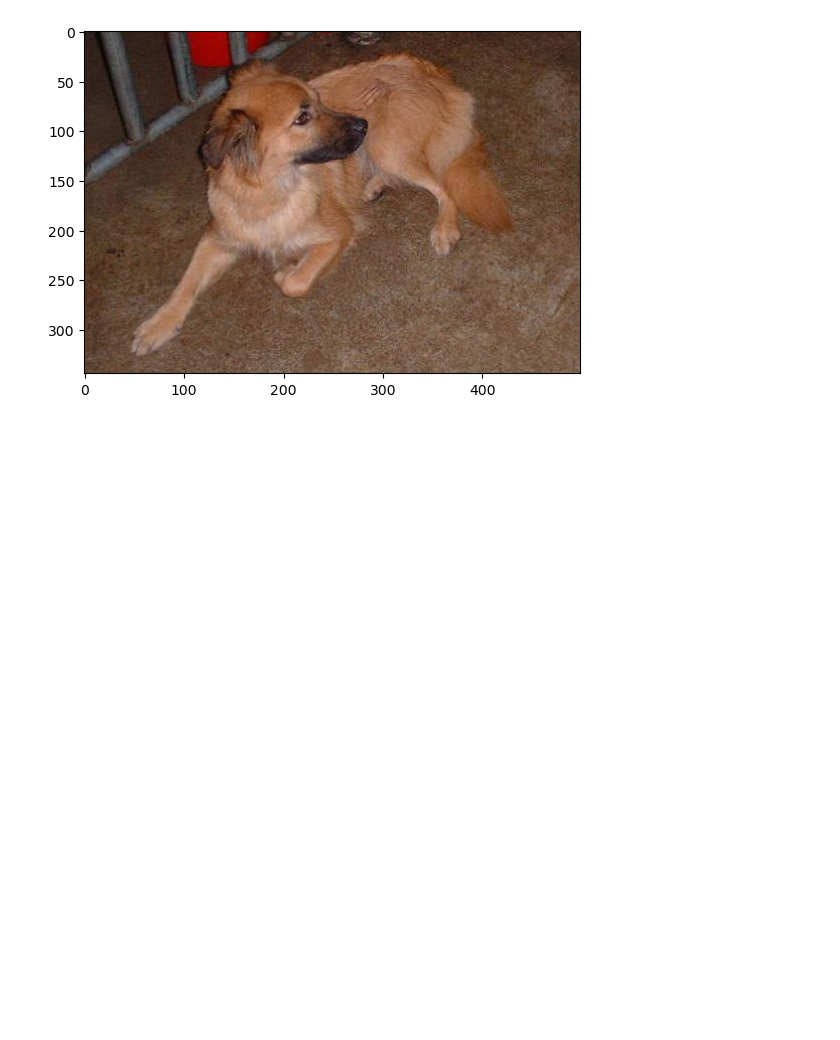
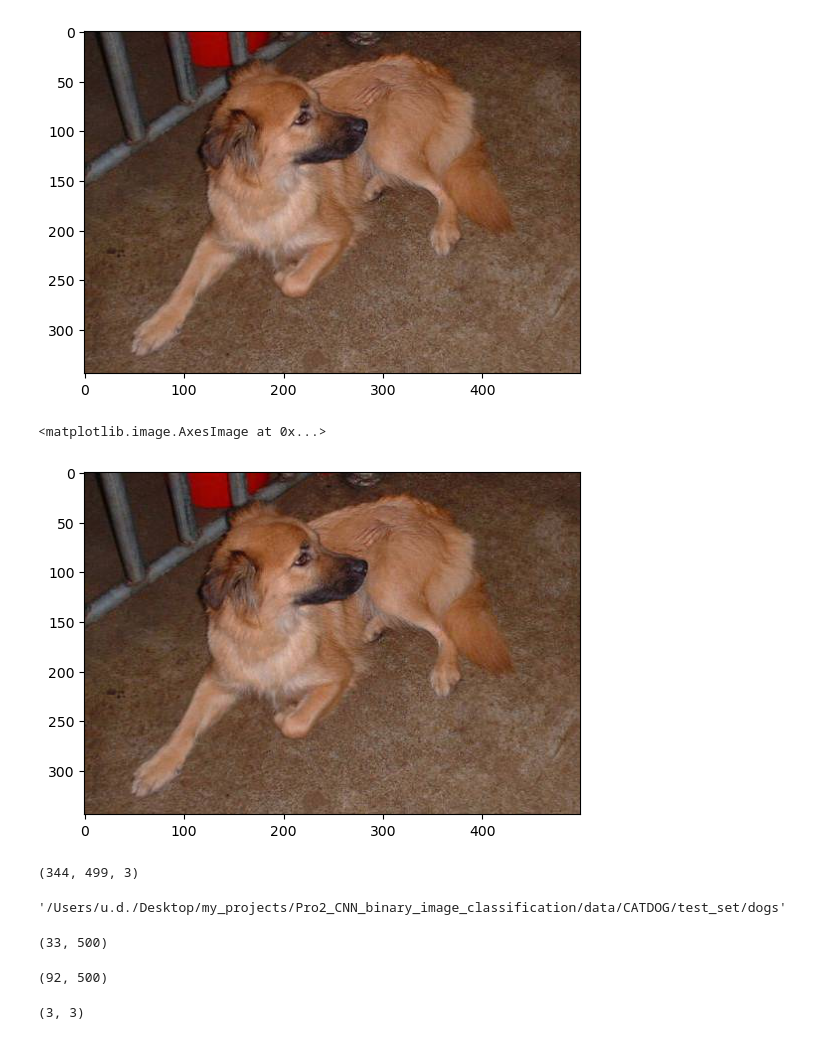
Before and after one commit to udrai10/Pro2_CNN_binary_image_classification, a Jupyter notebook: notebooks/cnn_binary_image.ipynb, the cells around one changed output. Drawn from its saved outputs; the diff is of its cells as text; code cells hidden in the pictures; blank space fills up the shorter version.

Commit message:
adding imread for simplicty and checking data dynamics

```diff
--- a/notebooks/cnn_binary_image.ipynb
+++ b/notebooks/cnn_binary_image.ipynb
@@ -92,0 +95,14 @@ plt.imshow(sample)
+# %%
+sample_matrix = imread(mydog)
+plt.imshow(sample_matrix)   #unlike cv2, we do not have to color correct the images
+# %% [output]
+<matplotlib.image.AxesImage at 0x...>
+[figure, added]
+# %%
+sample_matrix.shape
+# %% [output]
+(344, 499, 3)
+# %%
+test_dir +'dogs'
+# %% [output]
+'/Users/u.d./Desktop/my_projects/Pro2_CNN_binary_image_classification/data/CATDOG/test_set/dogs'
@@ -92,0 +120,12 @@ plt.imshow(sample)
+# %%
+min(shape_x), max(shape_x)
+# %% [output]
+(33, 500)
+# %%
+min(shape_y), max(shape_y)
+# %% [output]
+(92, 500)
+# %%
+min(color_channel), max(color_channel)
+# %% [output]
+(3, 3)
```
Also changed, not shown: parts of 3 cells of this notebook.
